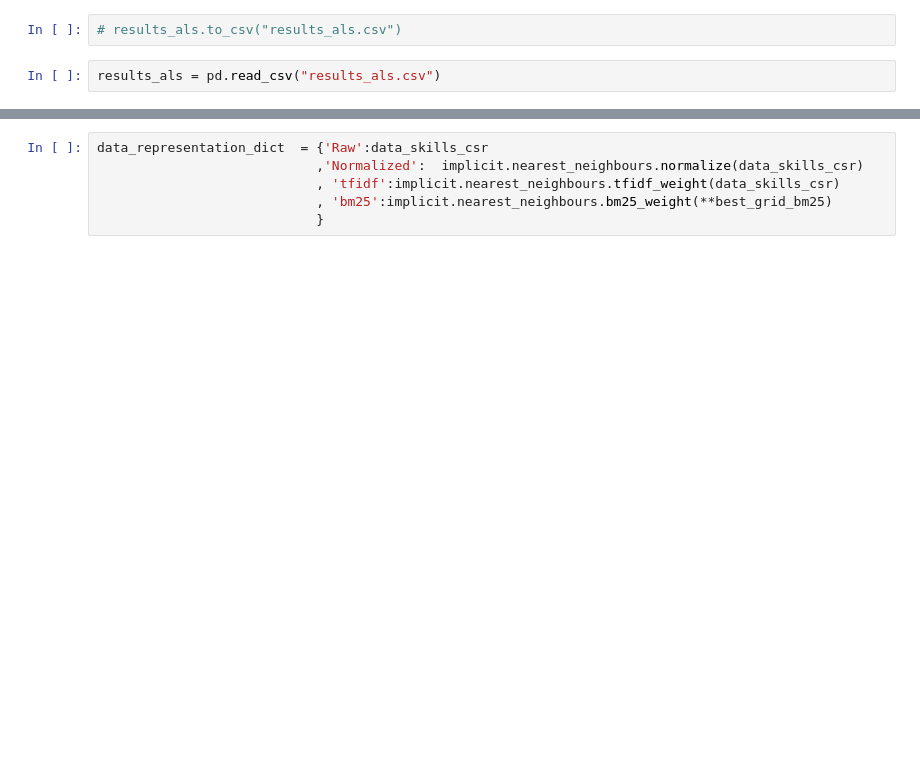
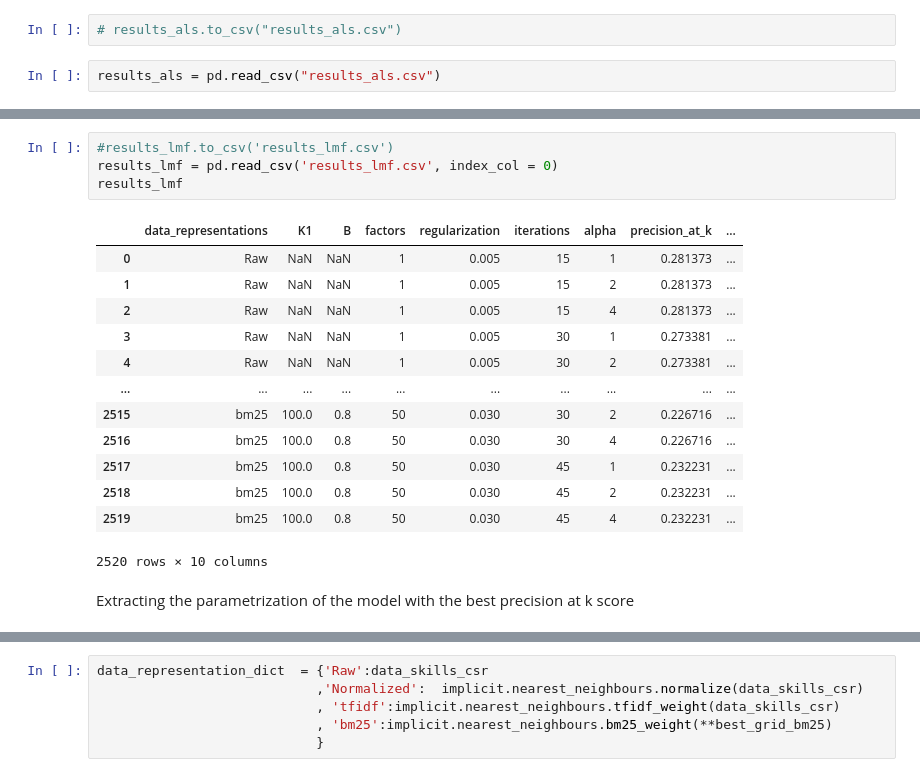
Before and after one commit to maximizer36/DS_AP, a Jupyter notebook: AP_binary_implicit_lib2.ipynb, the cells around one changed output, grey strips where cells are left out. Saved outputs shown, nothing was run; the diff lists cells and outputs as text; blank space fills up the shorter version.

```diff
--- a/AP_binary_implicit_lib2.ipynb
+++ b/AP_binary_implicit_lib2.ipynb
@@ -264,0 +444,20 @@ results_als = pd.read_csv("results_als.csv")
+# %%
+#results_lmf.to_csv('results_lmf.csv')
+results_lmf = pd.read_csv('results_lmf.csv', index_col = 0)
+results_lmf
+# %% [output]
+|  | data_representations | K1 | B | factors | regularization | iterations | alpha | precision_at_k | ... |
+| 0 | Raw | NaN | NaN | 1 | 0.005 | 15 | 1 | 0.281373 | ... |
+| 1 | Raw | NaN | NaN | 1 | 0.005 | 15 | 2 | 0.281373 | ... |
+| 2 | Raw | NaN | NaN | 1 | 0.005 | 15 | 4 | 0.281373 | ... |
+| 3 | Raw | NaN | NaN | 1 | 0.005 | 30 | 1 | 0.273381 | ... |
+| 4 | Raw | NaN | NaN | 1 | 0.005 | 30 | 2 | 0.273381 | ... |
+| ... | ... | ... | ... | ... | ... | ... | ... | ... | ... |
+| 2515 | bm25 | 100.0 | 0.8 | 50 | 0.030 | 30 | 2 | 0.226716 | ... |
+| 2516 | bm25 | 100.0 | 0.8 | 50 | 0.030 | 30 | 4 | 0.226716 | ... |
+| 2517 | bm25 | 100.0 | 0.8 | 50 | 0.030 | 45 | 1 | 0.232231 | ... |
+| 2518 | bm25 | 100.0 | 0.8 | 50 | 0.030 | 45 | 2 | 0.232231 | ... |
+| 2519 | bm25 | 100.0 | 0.8 | 50 | 0.030 | 45 | 4 | 0.232231 | ... |
+2520 rows × 10 columns
+# %% [markdown]
+Extracting the parametrization of the model with the best precision at k score
```
Also changed, not shown: parts of 189 cells of this notebook.
